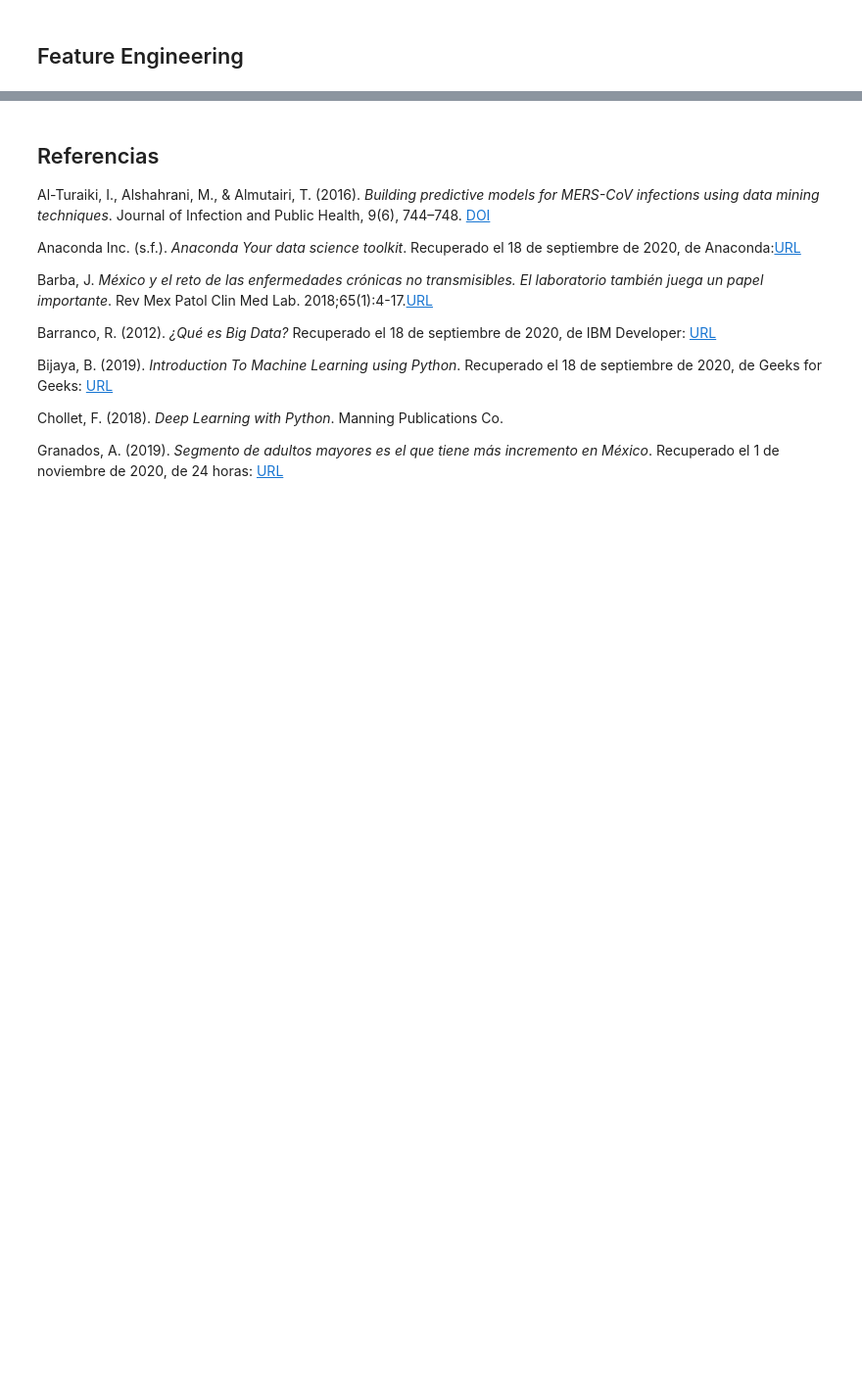
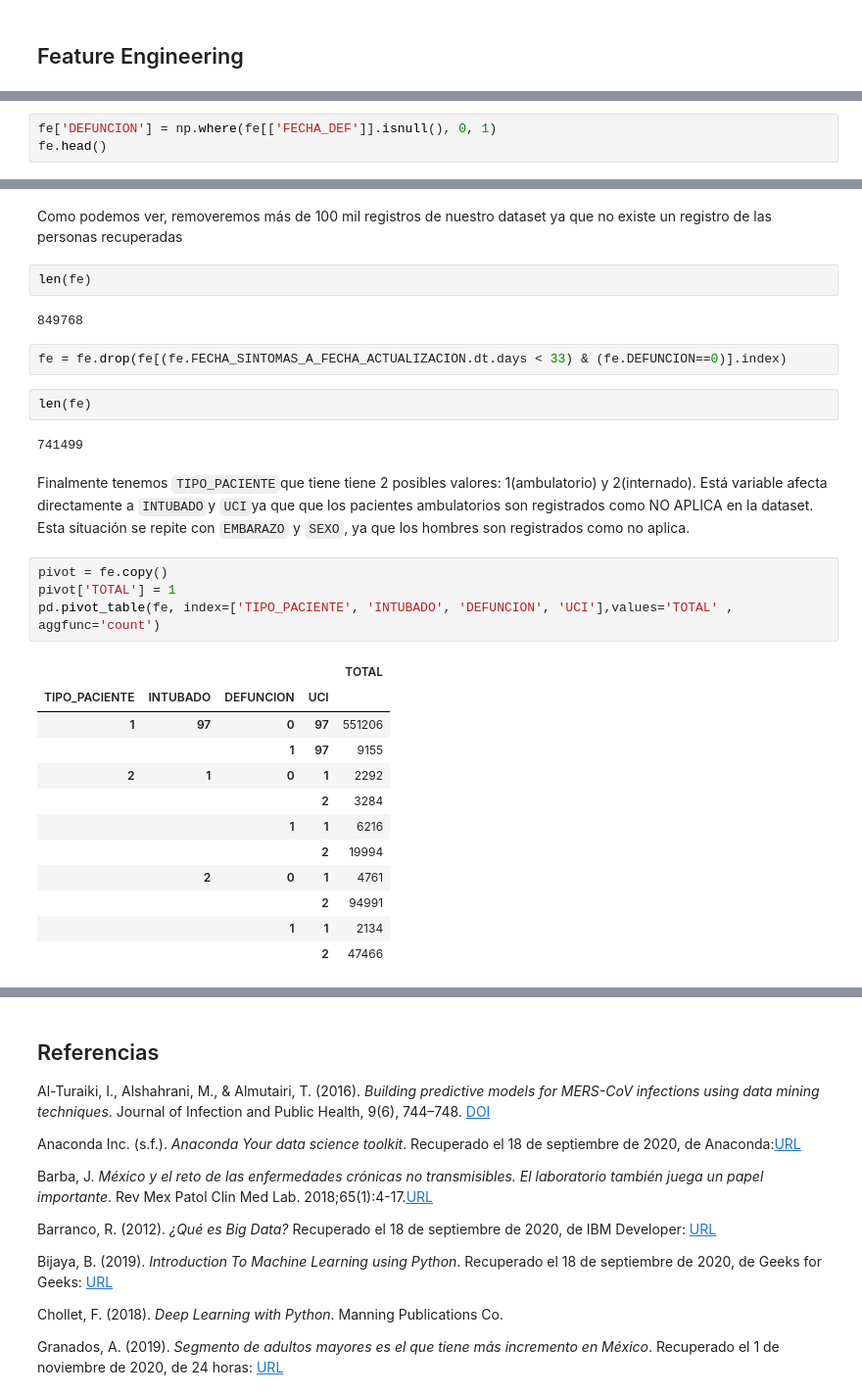
Before and after one commit to JaimeSolisS/Covid-Survival-Analysis, a Jupyter notebook: Proyecto ML TC2006.ipynb, the cells around one changed output, grey strips where cells are left out. Shown at 98% size. Drawn from its saved outputs; the diff is of its cells as text; blank space fills up the shorter version.

```diff
--- a/Proyecto ML TC2006.ipynb
+++ b/Proyecto ML TC2006.ipynb
@@ -760,0 +1038,3 @@ to_clean_positivos.to_csv('./dataset/covidLimpio.csv', index=False)
+# %%
+fe['DEFUNCION'] = np.where(fe[['FECHA_DEF']].isnull(), 0, 1)
+fe.head()
@@ -760,0 +1055,31 @@ to_clean_positivos.to_csv('./dataset/covidLimpio.csv', index=False)
+# %% [markdown]
+Como podemos ver, removeremos más de 100 mil registros de nuestro dataset ya que no existe un registro de las personas recuperadas
+# %%
+len(fe)
+# %% [output]
+849768
+# %%
+fe = fe.drop(fe[(fe.FECHA_SINTOMAS_A_FECHA_ACTUALIZACION.dt.days < 33) & (fe.DEFUNCION==0)].index)
+# %%
+len(fe)
+# %% [output]
+741499
+# %% [markdown]
+Finalmente tenemos `TIPO_PACIENTE`que tiene tiene 2 posibles valores: 1(ambulatorio) y 2(internado). Está variable afecta directamente a `INTUBADO`y `UCI`ya que que los pacientes ambulatorios son registrados como NO APLICA en la dataset. Esta situación se repite con `EMBARAZO` y `SEXO`, ya que los hombres son registrados como no aplica.
+# %%
+pivot = fe.copy()
+pivot['TOTAL'] = 1
+pd.pivot_table(fe, index=['TIPO_PACIENTE', 'INTUBADO', 'DEFUNCION', 'UCI'],values='TOTAL' , aggfunc='count')
+# %% [output]
+|  |  |  |  | TOTAL |
+| TIPO_PACIENTE | INTUBADO | DEFUNCION | UCI |  |
+| 1 | 97 | 0 | 97 | 551206 |
+|  |  | 1 | 97 | 9155 |
+| 2 | 1 | 0 | 1 | 2292 |
+|  |  |  | 2 | 3284 |
+|  |  | 1 | 1 | 6216 |
+|  |  |  | 2 | 19994 |
+|  | 2 | 0 | 1 | 4761 |
+|  |  |  | 2 | 94991 |
+|  |  | 1 | 1 | 2134 |
+|  |  |  | 2 | 47466 |
```
Also changed, not shown: parts of 37 cells of this notebook, 1 other file.
